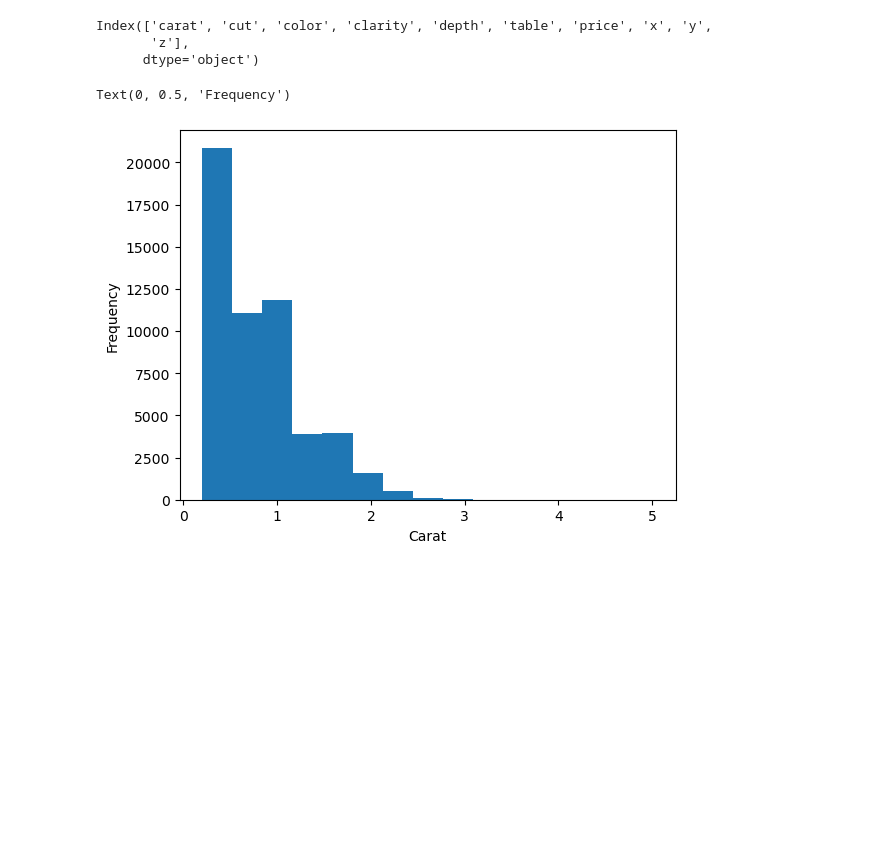
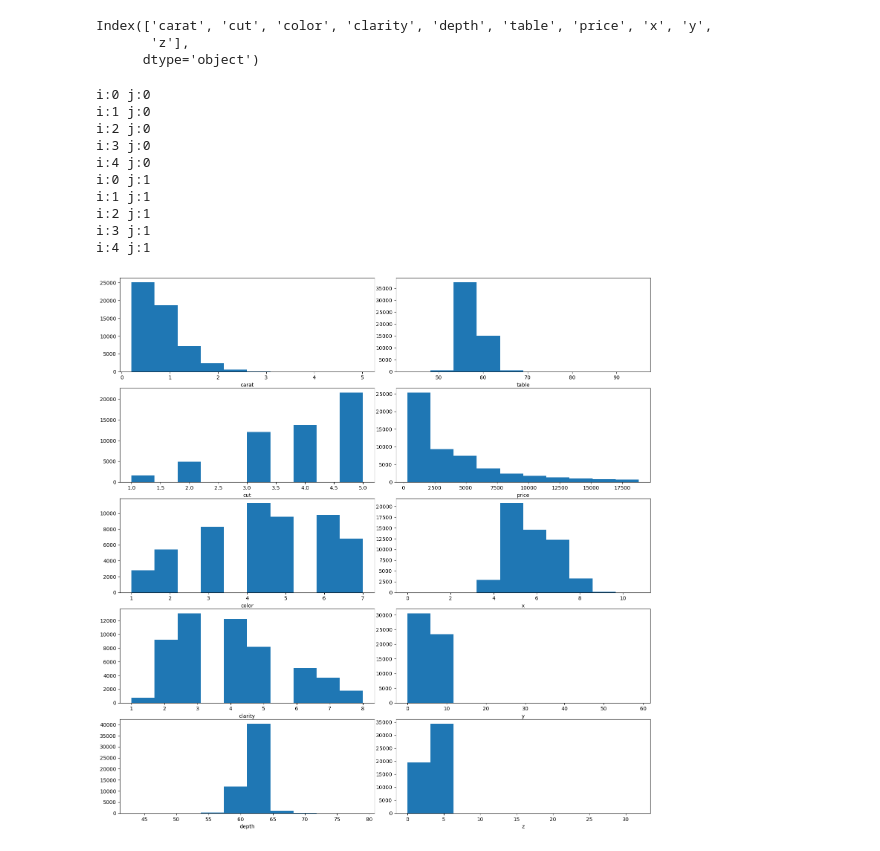
Before and after one commit to thewrigman/Diamond-characteristics-ece219, a Jupyter notebook: src/scratch.ipynb, the cells around one changed output. Saved outputs shown, nothing was run; the diff lists cells and outputs as text; code cells hidden in the pictures; blank space fills up the shorter version.

Commit message:
hist

```diff
--- a/src/scratch.ipynb
+++ b/src/scratch.ipynb
@@ -87,8 +85,26 @@ fig, axs = plt.subplots()
-# %%
-plt.hist(diamondsDF['carat'],bins=15)
-plt.xlabel("Carat")
-plt.ylabel("Frequency")
-plt.title("Carat vs")
-# %% [output]
-Text(0, 0.5, 'Frequency')
-[figure, removed]
+# %%
+numRows = len(diamondsDF.columns)//2
+fig, axs = plt.subplots(numRows, 2)
+fig.set_figheight(15)
+fig.set_figwidth(15)
+fig.tight_layout()
+i=0
+j=0
+for x in diamondsDF.columns:
+    if i == numRows:
+        j=1
+    axs[i-numRows*j,j].hist(diamondsDF[x])
+    axs[i-numRows*j,j].set_xlabel(x)
+    i+=1
+# %% [output]
+i:0 j:0
+i:1 j:0
+i:2 j:0
+i:3 j:0
+i:4 j:0
+i:0 j:1
+i:1 j:1
+i:2 j:1
+i:3 j:1
+i:4 j:1
+[figure, added]
```
Also changed, not shown: parts of 1 cell of this notebook, 2 other files.
